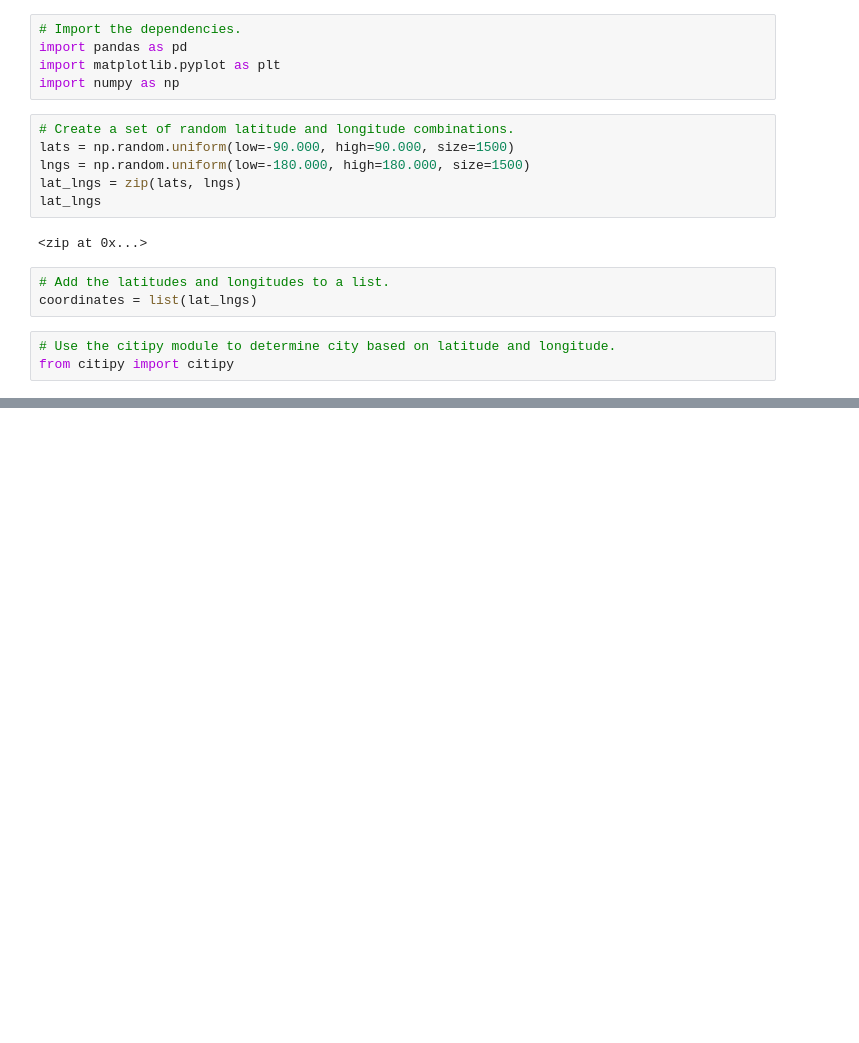
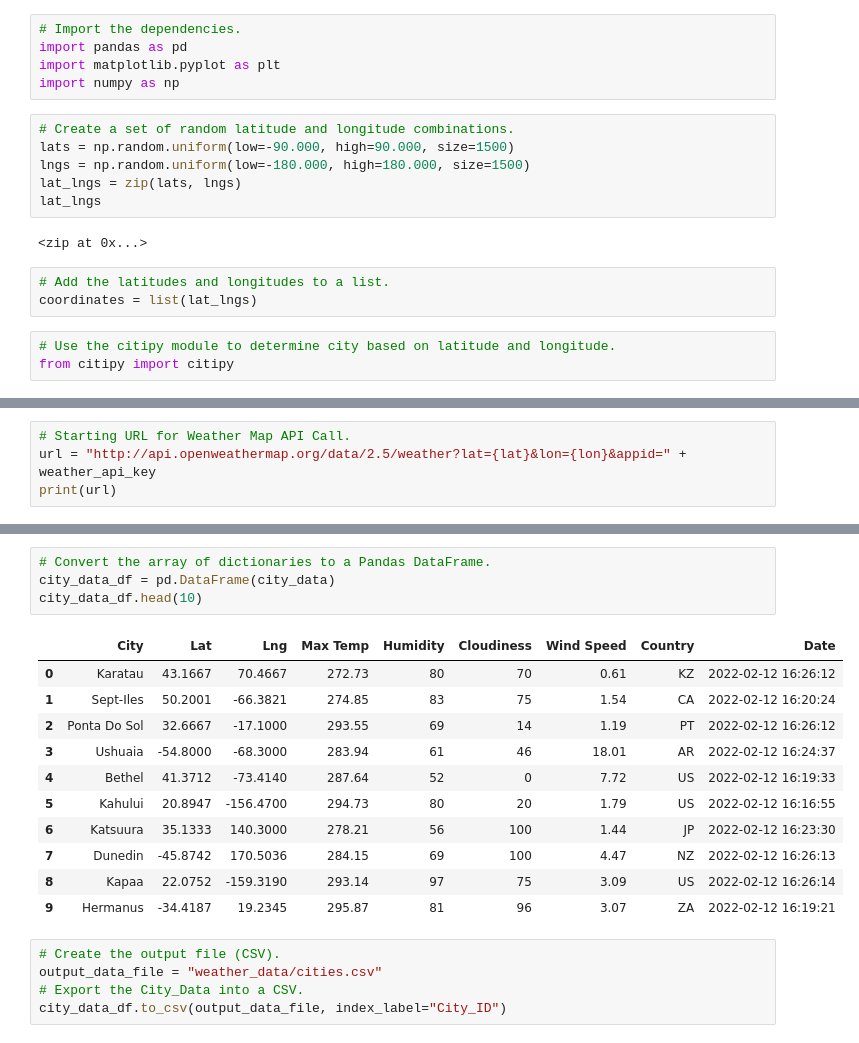
Before and after one commit to RH015/World_Weather_Analysis, a Jupyter notebook: WeatherPy.ipynb, the cells around one changed output, grey strips where cells are left out. Cells and saved outputs as stored; diff of their text form; blank space fills up the shorter version.

```diff
--- a/WeatherPy.ipynb
+++ b/WeatherPy.ipynb
@@ -56,0 +63,4 @@ len(cities)
+# %%
+# Starting URL for Weather Map API Call.
+url = "http://api.openweathermap.org/data/2.5/weather?lat={lat}&lon={lon}&appid=" + weather_api_key
+print(url)
@@ -56,0 +296,21 @@ len(cities)
+# %%
+# Convert the array of dictionaries to a Pandas DataFrame.
+city_data_df = pd.DataFrame(city_data)
+city_data_df.head(10)
+# %% [output]
+|  | City | Lat | Lng | Max Temp | Humidity | Cloudiness | Wind Speed | Country | Date |
+| 0 | Karatau | 43.1667 | 70.4667 | 272.73 | 80 | 70 | 0.61 | KZ | 2022-02-12 16:26:12 |
+| 1 | Sept-Iles | 50.2001 | -66.3821 | 274.85 | 83 | 75 | 1.54 | CA | 2022-02-12 16:20:24 |
+| 2 | Ponta Do Sol | 32.6667 | -17.1000 | 293.55 | 69 | 14 | 1.19 | PT | 2022-02-12 16:26:12 |
+| 3 | Ushuaia | -54.8000 | -68.3000 | 283.94 | 61 | 46 | 18.01 | AR | 2022-02-12 16:24:37 |
+| 4 | Bethel | 41.3712 | -73.4140 | 287.64 | 52 | 0 | 7.72 | US | 2022-02-12 16:19:33 |
+| 5 | Kahului | 20.8947 | -156.4700 | 294.73 | 80 | 20 | 1.79 | US | 2022-02-12 16:16:55 |
+| 6 | Katsuura | 35.1333 | 140.3000 | 278.21 | 56 | 100 | 1.44 | JP | 2022-02-12 16:23:30 |
+| 7 | Dunedin | -45.8742 | 170.5036 | 284.15 | 69 | 100 | 4.47 | NZ | 2022-02-12 16:26:13 |
+| 8 | Kapaa | 22.0752 | -159.3190 | 293.14 | 97 | 75 | 3.09 | US | 2022-02-12 16:26:14 |
+| 9 | Hermanus | -34.4187 | 19.2345 | 295.87 | 81 | 96 | 3.07 | ZA | 2022-02-12 16:19:21 |
+# %%
+# Create the output file (CSV).
+output_data_file = "weather_data/cities.csv"
+# Export the City_Data into a CSV.
+city_data_df.to_csv(output_data_file, index_label="City_ID")
```
Also changed, not shown: parts of 28 cells of this notebook.
